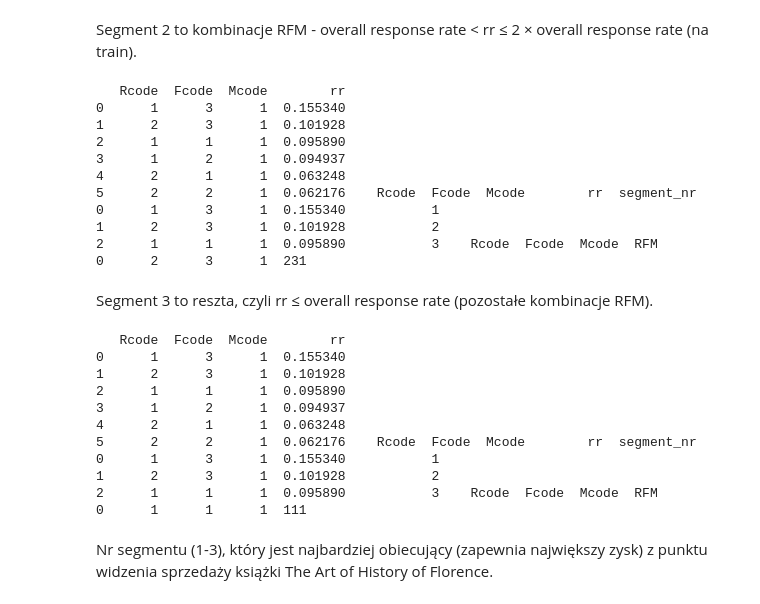
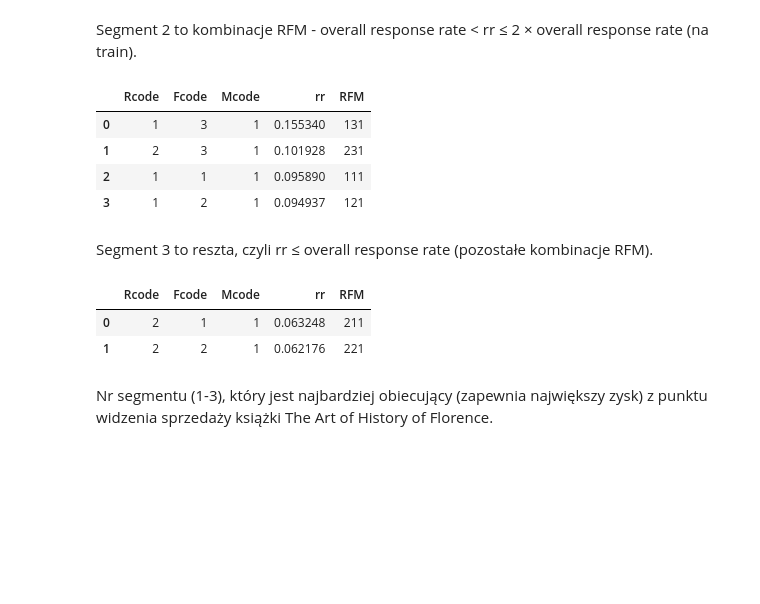
Before and after one commit to Marcin19721205/BDCaseStudy, a Jupyter notebook: BDCSZad1.ipynb, the cells around one changed output. Saved outputs shown, nothing was run; the diff lists cells and outputs as text; code cells hidden in the pictures; blank space fills up the shorter version.

```diff
--- a/BDCSZad1.ipynb
+++ b/BDCSZad1.ipynb
@@ -196,61 +188,49 @@ print(rr, seg_top3, rfm_in_seg)
 # %% [markdown]
 Segment 2 to kombinacje RFM -  overall response rate < rr ≤ 2 × overall response rate (na train).
 # %%
-# (1) tabela rr na train + (2) segmenty 1-3 (top rr) + (3) kombinacje RFM w segmencie nr k
+# wszystkie kombinacje R/F/M dla segmentu 2 (overall_rr < rr <= 2*overall_rr)
+import numpy as np
+
+overall_rr = train_df["Florence"].mean()  # baseline (train)
+
 rr = (train_df.groupby(["Rcode", "Fcode", "Mcode"])["Florence"]
       .mean()
       .reset_index(name="rr"))
 
-rr = rr.sort_values("rr", ascending=False).reset_index(drop=True)  # ranking segmentów
-seg_top3 = rr.head(3).assign(segment_nr=[1, 2, 3])  # segmenty 1-3
+seg2 = (rr.loc[(rr["rr"] > overall_rr) & (rr["rr"] <= 2 * overall_rr), ["Rcode", "Fcode", "Mcode", "rr"]]
+        .assign(RFM=lambda d: d["Rcode"].astype(str) + d["Fcode"].astype(str) + d["Mcode"].astype(str))
+        .sort_values("rr", ascending=False)
+        .reset_index(drop=True))
 
-seg_nr = 2  # dla segmentu 2
-rfm_in_seg = (seg_top3.loc[seg_top3["segment_nr"].eq(seg_nr), ["Rcode", "Fcode", "Mcode"]]
-              .assign(RFM=lambda d: d["Rcode"].astype(str) + d["Fcode"].astype(str) + d["Mcode"].astype(str))
-              .reset_index(drop=True))
-
-print(rr, seg_top3, rfm_in_seg)
+seg2
 # %% [output]
-   Rcode  Fcode  Mcode        rr
-0      1      3      1  0.155340
-1      2      3      1  0.101928
-2      1      1      1  0.095890
-3      1      2      1  0.094937
-4      2      1      1  0.063248
-5      2      2      1  0.062176    Rcode  Fcode  Mcode        rr  segment_nr
-0      1      3      1  0.155340           1
-1      2      3      1  0.101928           2
-2      1      1      1  0.095890           3    Rcode  Fcode  Mcode  RFM
-0      2      3      1  231
+|  | Rcode | Fcode | Mcode | rr | RFM |
+| 0 | 1 | 3 | 1 | 0.155340 | 131 |
+| 1 | 2 | 3 | 1 | 0.101928 | 231 |
+| 2 | 1 | 1 | 1 | 0.095890 | 111 |
+| 3 | 1 | 2 | 1 | 0.094937 | 121 |
 # %% [markdown]
 Segment 3 to reszta, czyli rr ≤ overall response rate (pozostałe kombinacje RFM).
 # %%
-# (1) tabela rr na train + (2) segmenty 1-3 (top rr) + (3) kombinacje RFM w segmencie nr k
+# foreword: wszystkie kombinacje R/F/M dla segmentu 3 (rr <= overall_rr)
+import numpy as np
+
+overall_rr = train_df["Florence"].mean()  # baseline (train)
+
 rr = (train_df.groupby(["Rcode", "Fcode", "Mcode"])["Florence"]
       .mean()
       .reset_index(name="rr"))
 
-rr = rr.sort_values("rr", ascending=False).reset_index(drop=True)  # ranking segmentów
-seg_top3 = rr.head(3).assign(segment_nr=[1, 2, 3])  # segmenty 1-3
+seg3 = (rr.loc[rr["rr"] <= overall_rr, ["Rcode", "Fcode", "Mcode", "rr"]]
+        .assign(RFM=lambda d: d["Rcode"].astype(str) + d["Fcode"].astype(str) + d["Mcode"].astype(str))
+        .sort_values("rr", ascending=False)
+        .reset_index(drop=True))
 
-seg_nr = 3  # dla segmentu 3
-rfm_in_seg = (seg_top3.loc[seg_top3["segment_nr"].eq(seg_nr), ["Rcode", "Fcode", "Mcode"]]
-              .assign(RFM=lambda d: d["Rcode"].astype(str) + d["Fcode"].astype(str) + d["Mcode"].astype(str))
-              .reset_index(drop=True))
-
-print(rr, seg_top3, rfm_in_seg)
+seg3
 # %% [output]
-   Rcode  Fcode  Mcode        rr
-0      1      3      1  0.155340
-1      2      3      1  0.101928
-2      1      1      1  0.095890
-3      1      2      1  0.094937
-4      2      1      1  0.063248
-5      2      2      1  0.062176    Rcode  Fcode  Mcode        rr  segment_nr
-0      1      3      1  0.155340           1
-1      2      3      1  0.101928           2
-2      1      1      1  0.095890           3    Rcode  Fcode  Mcode  RFM
-0      1      1      1  111
+|  | Rcode | Fcode | Mcode | rr | RFM |
+| 0 | 2 | 1 | 1 | 0.063248 | 211 |
+| 1 | 2 | 2 | 1 | 0.062176 | 221 |
 # %% [markdown]
 Nr segmentu (1-3), który jest najbardziej obiecujący (zapewnia największy zysk) z punktu
 widzenia sprzedaży książki The Art of History of Florence.
```
Also changed, not shown: parts of 2 cells of this notebook.
